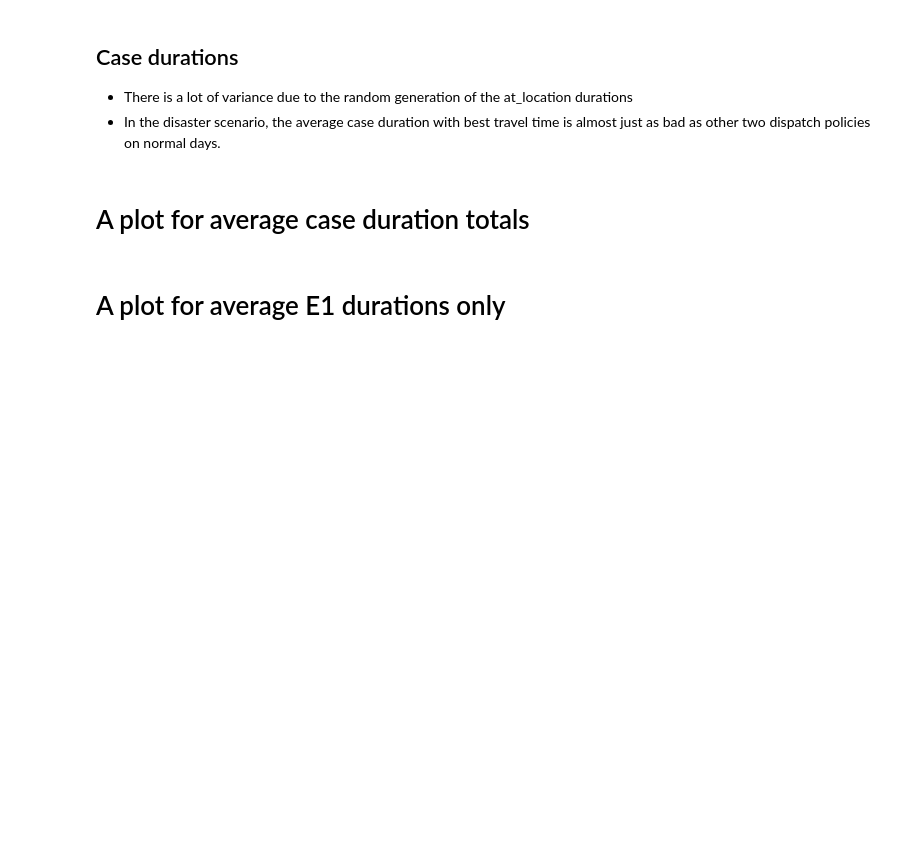
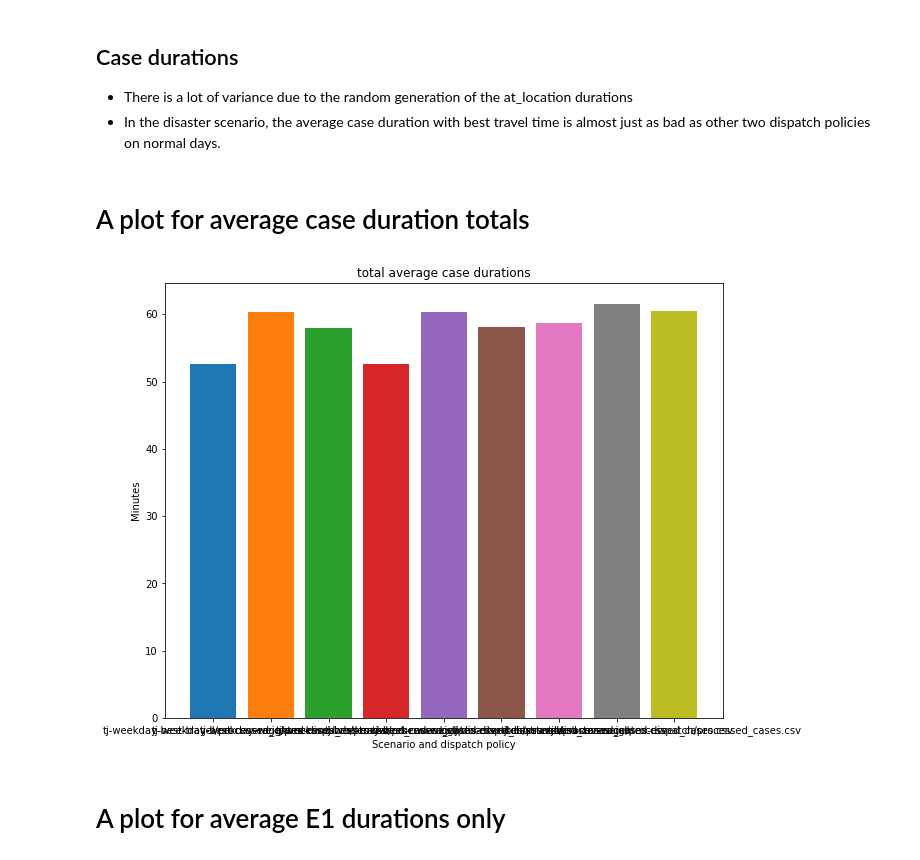
Before and after one commit to EMSTrack/Algorithms, a Jupyter notebook: rct-simulation-v3-everything.ipynb, the cells around one changed output. Saved outputs shown, nothing was run; the diff lists cells and outputs as text; code cells hidden in the pictures; blank space fills up the shorter version.

```diff
--- a/rct-simulation-v3-everything.ipynb
+++ b/rct-simulation-v3-everything.ipynb
@@ -412,7 +412,15 @@ total_average_durations
 # %%
 name = "total average case durations"
 plt.figure(name); plt.title(name)
-for name, durations in total_average_durations.items():
+
+plt.xlabel("Scenario and dispatch policy"); plt.ylabel("Minutes")
+
+for name, duration in total_average_durations.items():
+    plt.bar(name, duration)
+
+plt.show()
+# %% [output]
+[figure, added]
 # %% [markdown]
 
 # A plot for average E1 durations only
```
Also changed, not shown: parts of 1 cell of this notebook.
